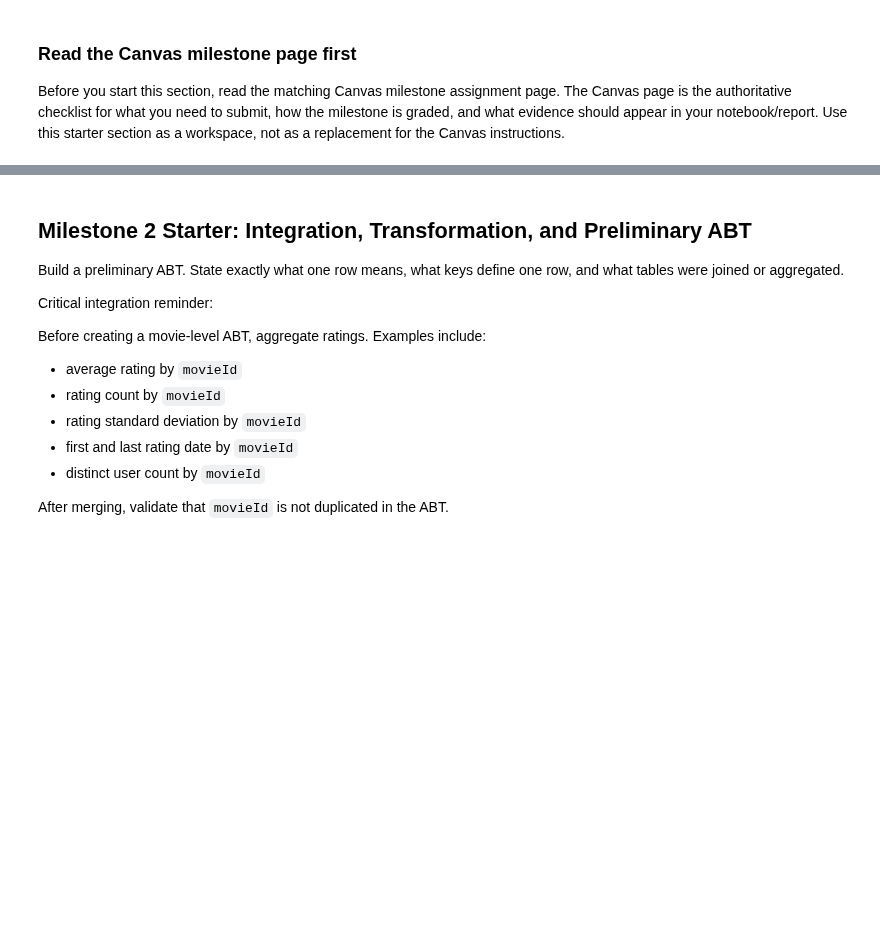
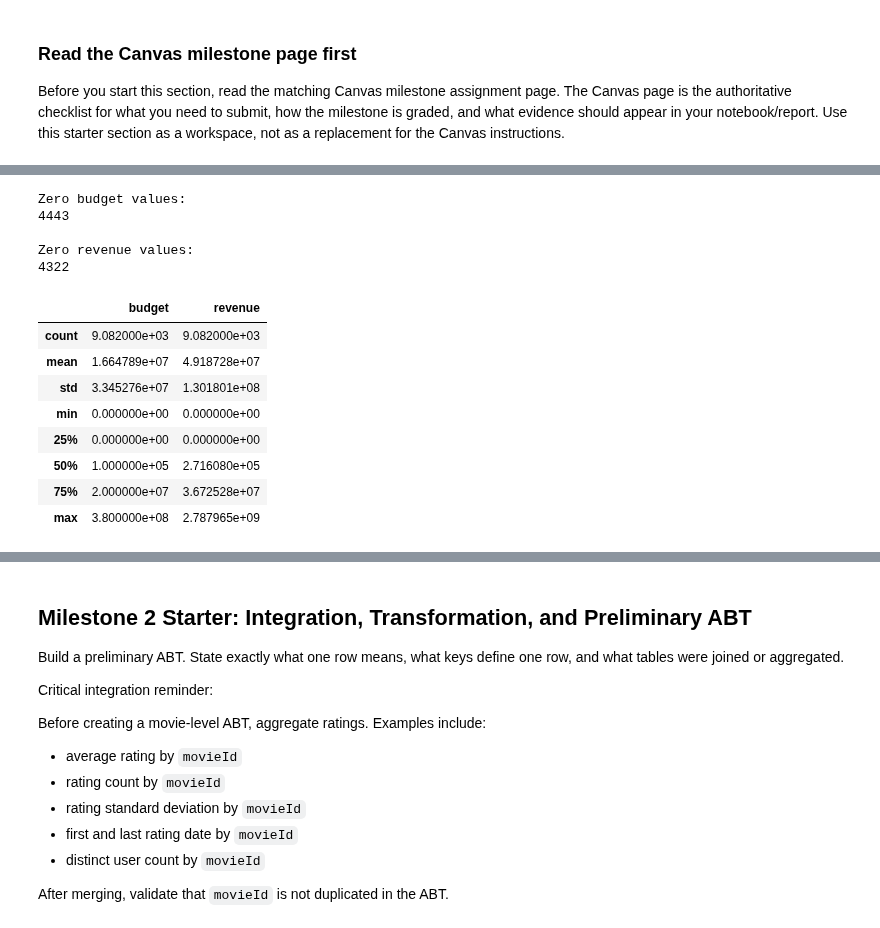
Before and after one commit to zambuggy/BAN-6003-Project-Option-1-Movies, a Jupyter notebook: notebooks/movies_project_starter.ipynb, the cells around one changed output, grey strips where cells are left out. Cells and saved outputs as stored; diff of their text form; code cells hidden in the pictures; blank space fills up the shorter version.

Commit message:
Project Option 1 Movies first commit

```diff
--- a/notebooks/movies_project_starter.ipynb
+++ b/notebooks/movies_project_starter.ipynb
@@ -166,3 +209,28 @@ Use this cell to draft the narrative required by the Canvas Milestone 1 page.
+# %%
+print("Zero budget values:")
+print((movies["budget"] == 0).sum())
+
+print()
+
+print("Zero revenue values:")
+print((movies["revenue"] == 0).sum())
+
+movies[["budget", "revenue"]].describe()
+# %% [output]
+Zero budget values:
+4443
+
+Zero revenue values:
+4322
+|  | budget | revenue |
+| count | 9.082000e+03 | 9.082000e+03 |
+| mean | 1.664789e+07 | 4.918728e+07 |
+| std | 3.345276e+07 | 1.301801e+08 |
+| min | 0.000000e+00 | 0.000000e+00 |
+| 25% | 0.000000e+00 | 0.000000e+00 |
+| 50% | 1.000000e+05 | 2.716080e+05 |
+| 75% | 2.000000e+07 | 3.672528e+07 |
+| max | 3.800000e+08 | 2.787965e+09 |
 # %%
 # Milestone 1 starter checks
 for name, df in tables.items():
```
Also changed, not shown: parts of 4 cells of this notebook.
